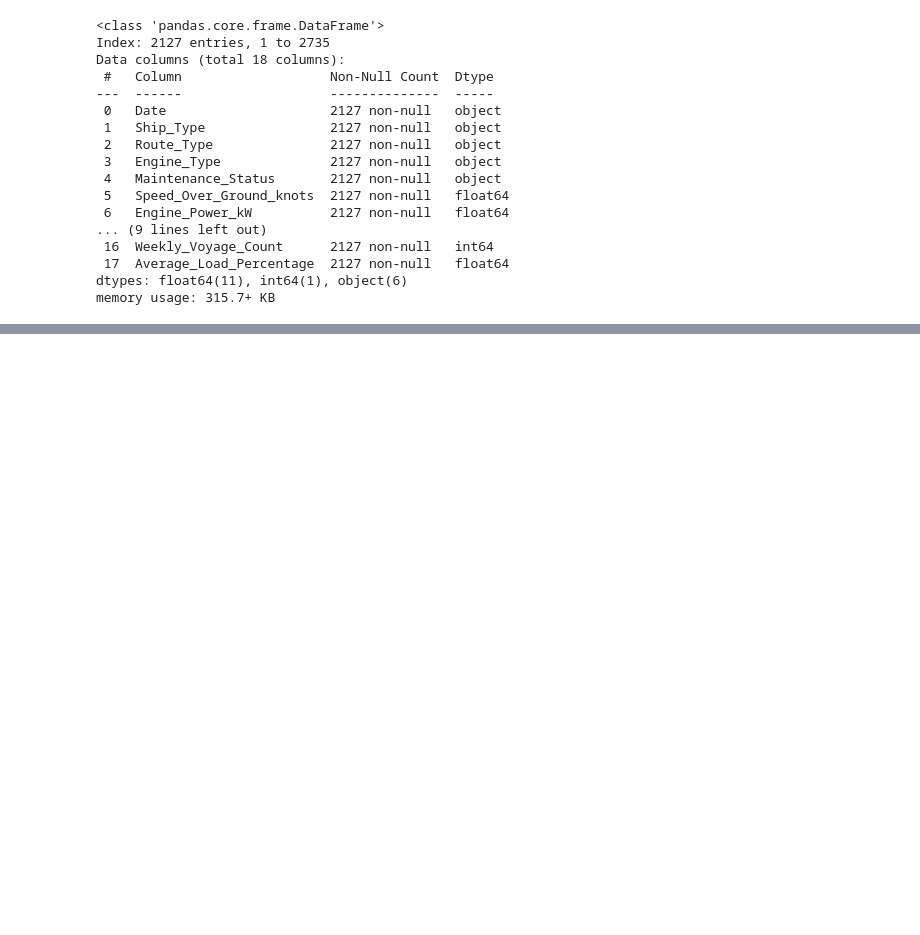
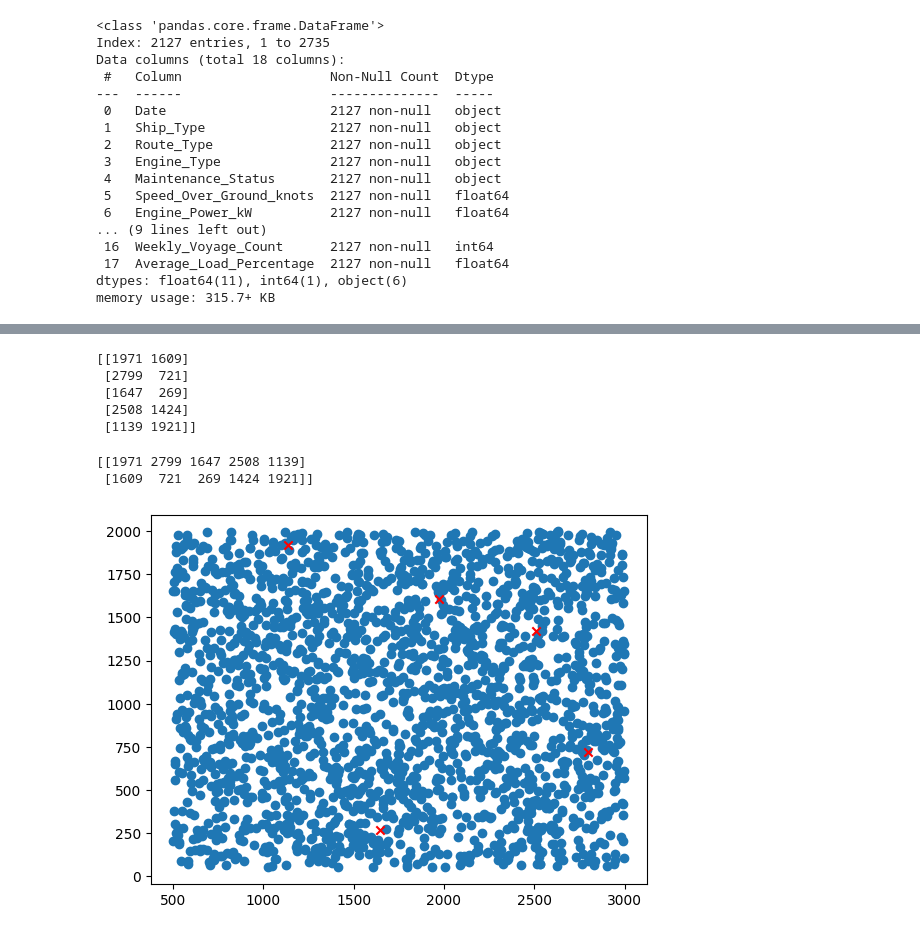
Before and after one commit to Jenloke/ML-K-Means-Clustering, a Jupyter notebook: main.ipynb, the cells around one changed output, grey strips where cells are left out. Saved outputs shown, nothing was run; the diff lists cells and outputs as text; code cells hidden in the pictures; blank space fills up the shorter version.

Commit message:
generating random points based on min and max of a feature

```diff
--- a/main.ipynb
+++ b/main.ipynb
@@ -61,0 +130,28 @@ memory usage: 315.7+ KB
+# %%
+def randompoint(feature):
+  min = newdf[feature].min()
+  max = newdf[feature].max()
+  # print(min, max)
+  return random.randint(min.astype(np.int64), max.astype(np.int64))
+
+centroids = np.array([[randompoint(feature1), randompoint(feature2)] for _ in range(5)])
+
+print(centroids)
+# %% [output]
+[[1971 1609]
+ [2799  721]
+ [1647  269]
+ [2508 1424]
+ [1139 1921]]
+# %%
+centroids = centroids.T
+print(centroids)
+
+fig, ax = plt.subplots()
+ax.scatter(newdf[feature1], df[feature2])
+ax.scatter(centroids[0], centroids[1], color='red', marker='x')
+plt.show()
+# %% [output]
+[[1971 2799 1647 2508 1139]
+ [1609  721  269 1424 1921]]
+[figure, added]
```
Also changed, not shown: parts of 8 cells of this notebook.
